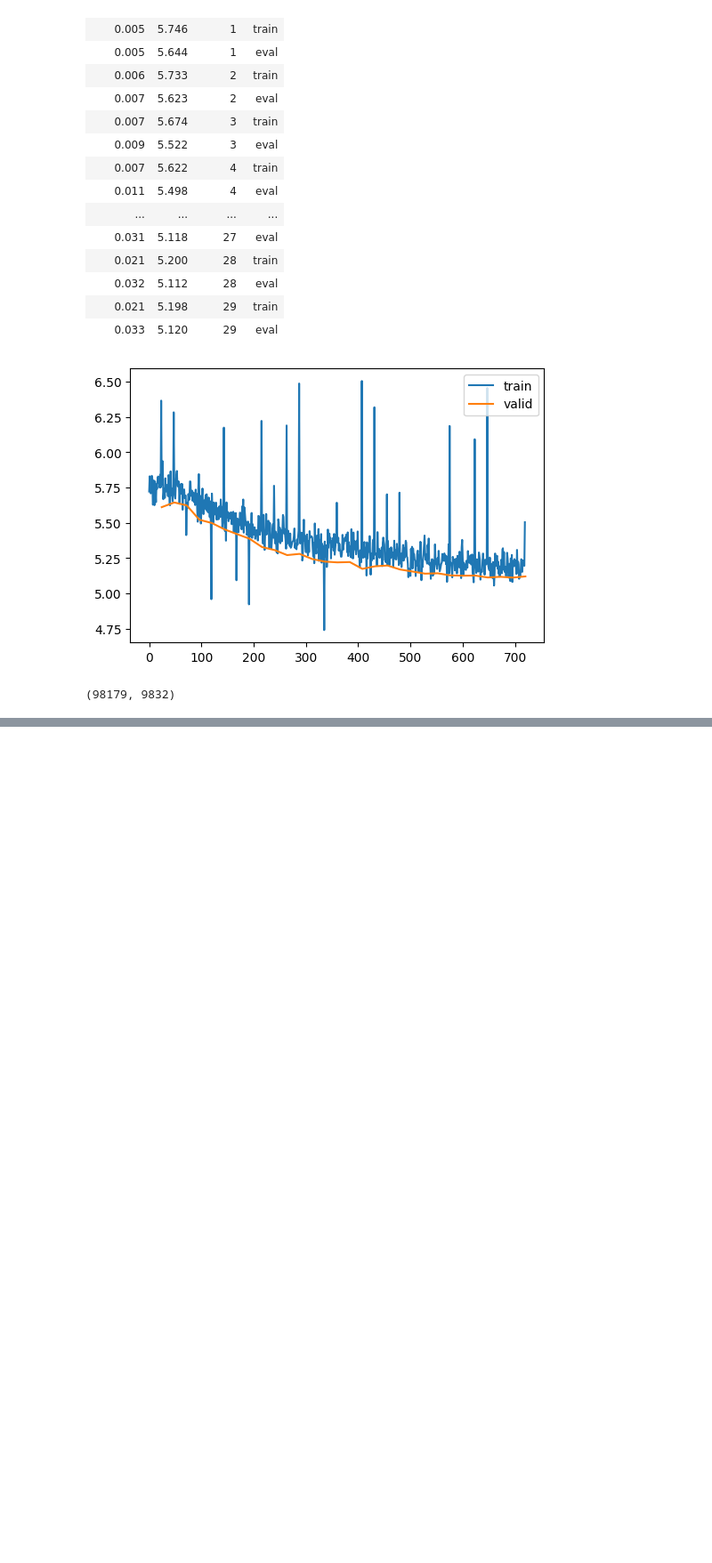
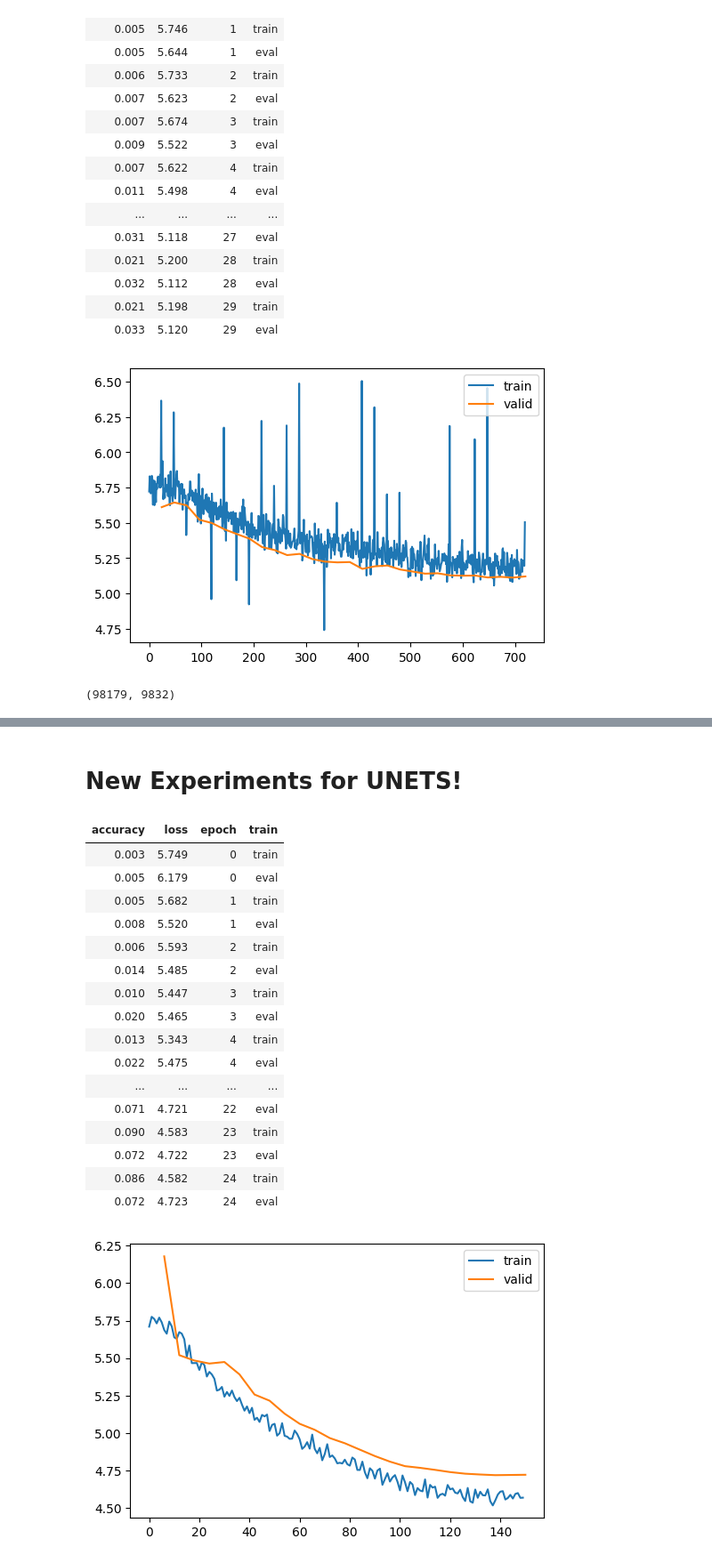
Before and after one commit to pranay8297/fastaip2, a Jupyter notebook: pre_act_experimentation.ipynb, the cells around one changed output, grey strips where cells are left out. Shown at 89% size. Drawn from its saved outputs; the diff is of its cells as text; code cells hidden in the pictures; blank space fills up the shorter version.

```diff
--- a/pre_act_experimentation.ipynb
+++ b/pre_act_experimentation.ipynb
@@ -907,3 +906,10 @@ torch.save(learner.model, mdl_path/'50_epoch_pre_act_early_tipoff.pkl')
 # %%
 from google.colab import runtime
 runtime.unassign()
+# %% [markdown]
+# New Experiments for UNETS!
+# %%
+with open('/content/drive/MyDrive/fastai_p2/tiny_img_net/dls/train_ds_v2_s.pkl', 'rb') as f: train_ds = pickle.load(f)
+with open('/content/drive/MyDrive/fastai_p2/tiny_img_net/dls/valid_ds_v2_s.pkl', 'rb') as f: valid_ds = pickle.load(f)
+
+train_dl, valid_dl = DataLoader(train_ds, 1024, True, collate_fn = collate_fn, num_workers = 2), DataLoader(valid_ds, 1024, True, collate_fn = collate_fn, num_workers = 2)
@@ -909,0 +918,47 @@ runtime.unassign()
+# %%
+def blocks(nls, ni, nf, block, act = GeneralRelu):
+  # return [PreActResBlock(ni, nf, act = act)] + [PreActResBlock(nf, nf, stride = 1, act = act) if i < nls - 1 else block(nf, nf, stride = 1, act = act) for i in range(nls - 1)]
+  return [block(ni, nf, act = act)] + [block(nf, nf, stride = 1, act = act) for i in range(nls - 1)]
+
+
+def get_model(block = PreActResBlock, act = GeneralRelu, nls = [1, 3, 5, 3, 1], nfs = [32, 64, 128, 256, 512], nc = 10, norm = nn.BatchNorm2d, bias = True, p = 0.2):
+
+  pnf, layers = nfs[0], [block(3, nfs[0], stride = 1, ks = 7, act = act)]
+  for nl, nf in zip(nls[1:], nfs[1:]):
+    layers += blocks(nl, pnf, nf, block, act = act)
+    pnf = nf
+
+  return nn.Sequential(*layers, nn.BatchNorm2d(nfs[-1]), act(), AveragePool(), nn.Dropout(p), nn.Linear(nf, nc, bias = False), nn.BatchNorm1d(nc))
+# %%
+# Adam W experiment
+dls = DataLoaders(train_dl, valid_dl)
+lr_max, epochs = 5e-04, 25
+cbs = [
+          DeviceCB(torch.device('cuda' if torch.cuda.is_available() else 'cpu')),
+          MetricsCB(accuracy = MulticlassAccuracy()),
+          ProgressCB(plot = True),
+          BatchSchedulerCB(partial(lr_scheduler.OneCycleLR, max_lr = lr_max, epochs = epochs, steps_per_epoch = len(dls.train))),
+      ]
+
+model = get_model(ResBlock, nls = (1, 1, 1, 1, 1), nfs = (32, 64, 128, 256, 512), nc = 200).apply(iw)
+learner = AccLearner(model, dls, loss_func = nn.CrossEntropyLoss(), lr = lr_max, cbs = cbs, opt_func = torch.optim.AdamW)
+learner.fit(epochs)
+# %% [output]
+| accuracy | loss | epoch | train |
+| 0.003 | 5.749 | 0 | train |
+| 0.005 | 6.179 | 0 | eval |
+| 0.005 | 5.682 | 1 | train |
+| 0.008 | 5.520 | 1 | eval |
+| 0.006 | 5.593 | 2 | train |
+| 0.014 | 5.485 | 2 | eval |
+| 0.010 | 5.447 | 3 | train |
+| 0.020 | 5.465 | 3 | eval |
+| 0.013 | 5.343 | 4 | train |
+| 0.022 | 5.475 | 4 | eval |
+| ... | ... | ... | ... |
+| 0.071 | 4.721 | 22 | eval |
+| 0.090 | 4.583 | 23 | train |
+| 0.072 | 4.722 | 23 | eval |
+| 0.086 | 4.582 | 24 | train |
+| 0.072 | 4.723 | 24 | eval |
+[figure, added]
```
Also changed, not shown: parts of 14 cells of this notebook.
